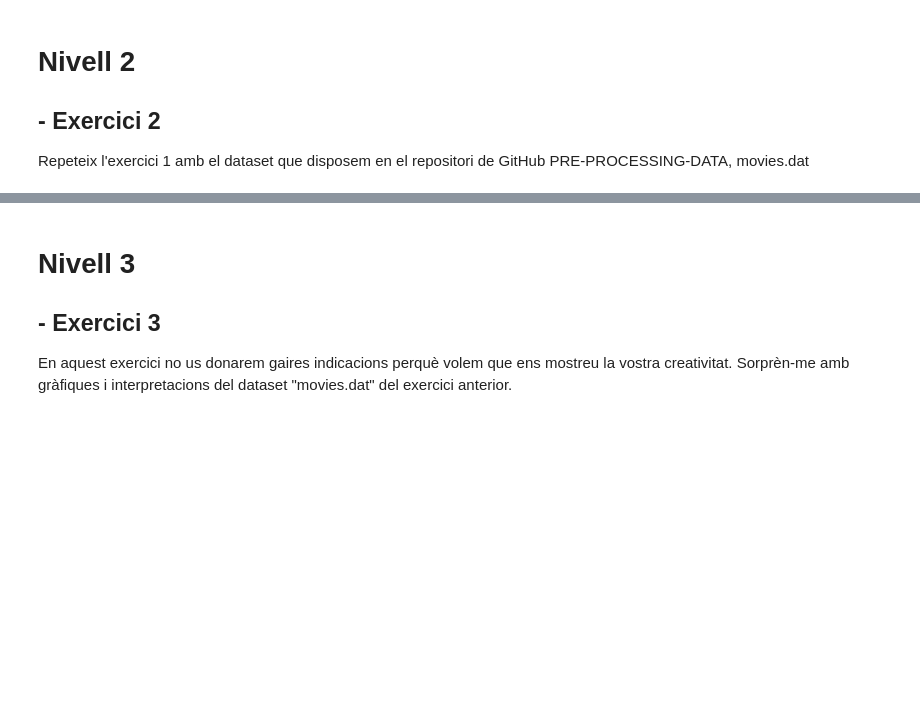
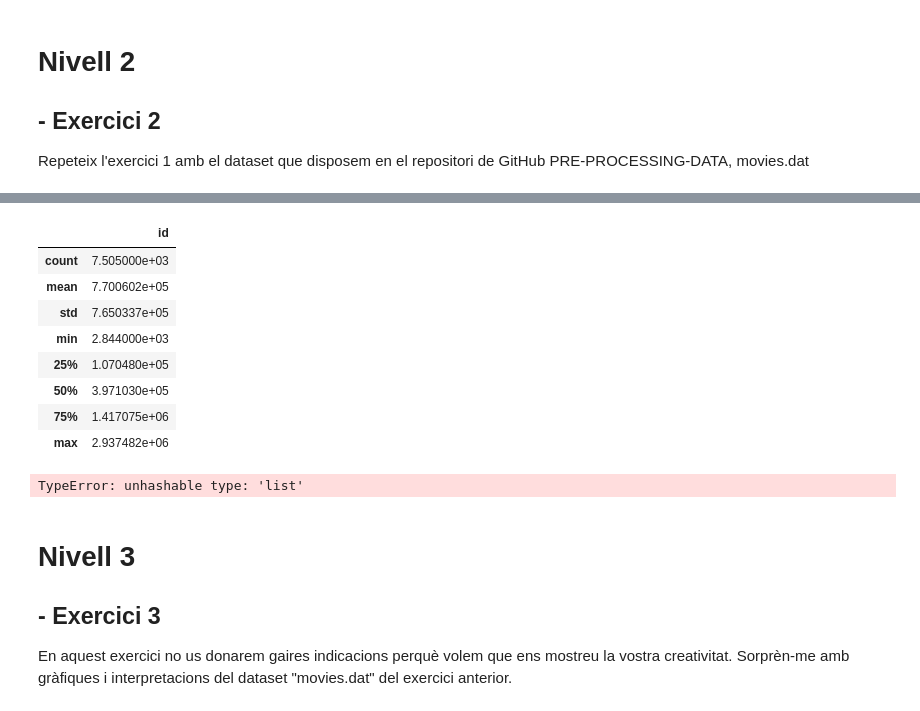
Before and after one commit to mmarcrr/Visualitzacio-grafica-de-Multiples-variables, a Jupyter notebook: S04T02.ipynb, the cells around one changed output, grey strips where cells are left out. Saved outputs shown, nothing was run; the diff lists cells and outputs as text; code cells hidden in the pictures; blank space fills up the shorter version.

```diff
--- a/S04T02.ipynb
+++ b/S04T02.ipynb
@@ -233,3 +244,19 @@ Repeteix l'exercici 1 amb el dataset que disposem en el repositori de GitHub PRE
+# %%
+df.describe()
+# %% [output]
+|  | id |
+| count | 7.505000e+03 |
+| mean | 7.700602e+05 |
+| std | 7.650337e+05 |
+| min | 2.844000e+03 |
+| 25% | 1.070480e+05 |
+| 50% | 3.971030e+05 |
+| 75% | 1.417075e+06 |
+| max | 2.937482e+06 |
+# %%
+df.nunique()
+# %% [output]
+TypeError: unhashable type: 'list'
 # %% [markdown]
 # Nivell 3
 ## - Exercici 3
```
Also changed, not shown: parts of 9 cells of this notebook, 1 other file.
